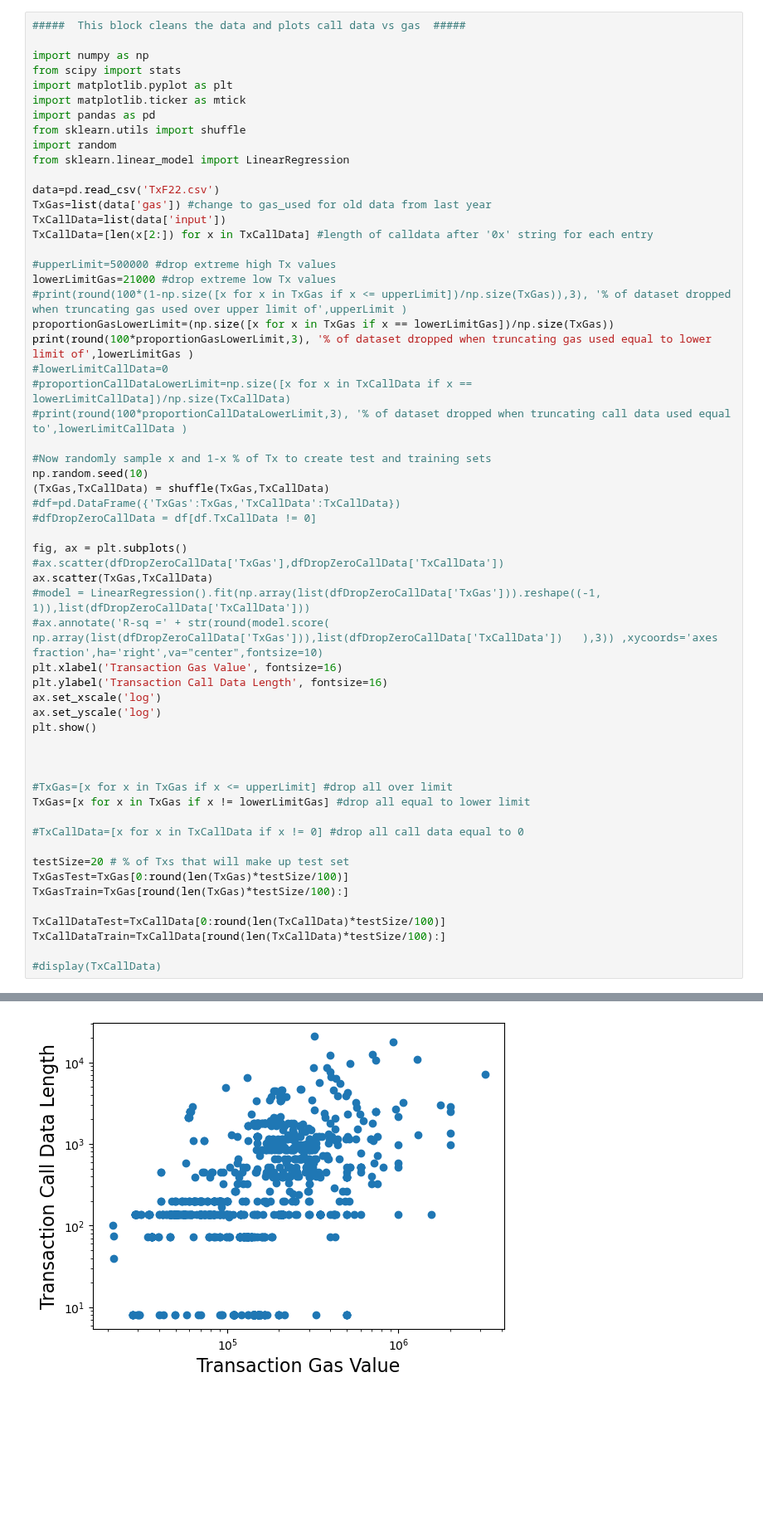
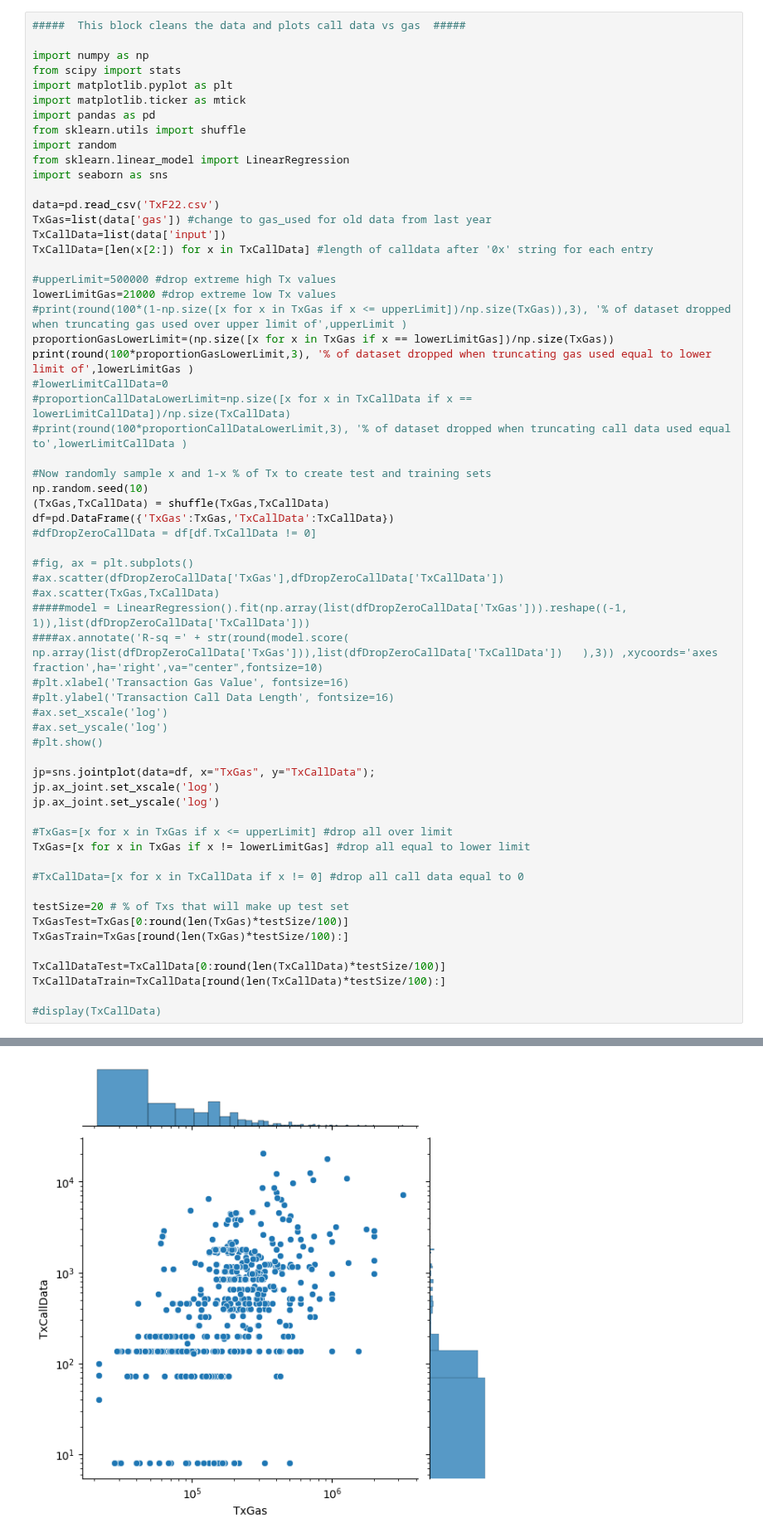
Before and after one commit to teohyikhaw/camcos, a Jupyter notebook: simulations/TxSimulations.ipynb, the cells around one changed output, grey strips where cells are left out. Shown at 83% size. Drawn from its saved outputs; the diff is of its cells as text; blank space fills up the shorter version.

Commit message:
Working on Improvements to Tx Joint Generation

```diff
--- a/simulations/TxSimulations.ipynb
+++ b/simulations/TxSimulations.ipynb
@@ -9,6 +9,7 @@ import pandas as pd
 from sklearn.utils import shuffle
 import random
 from sklearn.linear_model import LinearRegression
+import seaborn as sns
 
 data=pd.read_csv('TxF22.csv')
 TxGas=list(data['gas']) #change to gas_used for old data from last year
@@ -20,45 +21,47 @@ lowerLimitGas=21000 #drop extreme low Tx values
 #print(round(100*(1-np.size([x for x in TxGas if x <= upperLimit])/np.size(TxGas)),3), '% of dataset dropped when truncating gas used over upper limit of',upperLimit )
 proportionGasLowerLimit=(np.size([x for x in TxGas if x == lowerLimitGas])/np.size(TxGas))
 print(round(100*proportionGasLowerLimit,3), '% of dataset dropped when truncating gas used equal to lower limit of',lowerLimitGas )
 #lowerLimitCallData=0
 #proportionCallDataLowerLimit=np.size([x for x in TxCallData if x == lowerLimitCallData])/np.size(TxCallData)
 #print(round(100*proportionCallDataLowerLimit,3), '% of dataset dropped when truncating call data used equal to',lowerLimitCallData )
 
 #Now randomly sample x and 1-x % of Tx to create test and training sets
 np.random.seed(10)
 (TxGas,TxCallData) = shuffle(TxGas,TxCallData)
-#df=pd.DataFrame({'TxGas':TxGas,'TxCallData':TxCallData})
+df=pd.DataFrame({'TxGas':TxGas,'TxCallData':TxCallData})
 #dfDropZeroCallData = df[df.TxCallData != 0]
 
-fig, ax = plt.subplots()
+#fig, ax = plt.subplots()
 #ax.scatter(dfDropZeroCallData['TxGas'],dfDropZeroCallData['TxCallData'])
-ax.scatter(TxGas,TxCallData)
-#model = LinearRegression().fit(np.array(list(dfDropZeroCallData['TxGas'])).reshape((-1, 1)),list(dfDropZeroCallData['TxCallData']))
-#ax.annotate('R-sq =' + str(round(model.score( np.array(list(dfDropZeroCallData['TxGas'])),list(dfDropZeroCallData['TxCallData'])   ),3)) ,xycoords='axes fraction',ha='right',va="center",fontsize=10)
-plt.xlabel('Transaction Gas Value', fontsize=16)
-plt.ylabel('Transaction Call Data Length', fontsize=16)
-ax.set_xscale('log')
-ax.set_yscale('log')
-plt.show()
+#ax.scatter(TxGas,TxCallData)
+#####model = LinearRegression().fit(np.array(list(dfDropZeroCallData['TxGas'])).reshape((-1, 1)),list(dfDropZeroCallData['TxCallData']))
+####ax.annotate('R-sq =' + str(round(model.score( np.array(list(dfDropZeroCallData['TxGas'])),list(dfDropZeroCallData['TxCallData'])   ),3)) ,xycoords='axes fraction',ha='right',va="center",fontsize=10)
+#plt.xlabel('Transaction Gas Value', fontsize=16)
+#plt.ylabel('Transaction Call Data Length', fontsize=16)
+#ax.set_xscale('log')
+#ax.set_yscale('log')
+#plt.show()
 
-
+jp=sns.jointplot(data=df, x="TxGas", y="TxCallData");
+jp.ax_joint.set_xscale('log')
+jp.ax_joint.set_yscale('log')
 
 #TxGas=[x for x in TxGas if x <= upperLimit] #drop all over limit
 TxGas=[x for x in TxGas if x != lowerLimitGas] #drop all equal to lower limit
 
 #TxCallData=[x for x in TxCallData if x != 0] #drop all call data equal to 0
 
 testSize=20 # % of Txs that will make up test set
 TxGasTest=TxGas[0:round(len(TxGas)*testSize/100)]
 TxGasTrain=TxGas[round(len(TxGas)*testSize/100):]
 
 TxCallDataTest=TxCallData[0:round(len(TxCallData)*testSize/100)]
 TxCallDataTrain=TxCallData[round(len(TxCallData)*testSize/100):]
 
 #display(TxCallData)
 # %% [output]
 18.338 % of dataset dropped when truncating gas used equal to lower limit of 21000
-[figure, old version]
+[figure, new version]
 # %%
 #####  This block fits gas to poisson/normal/gamma, runs K-S tests, and plots histograms  #####
 
```
Also changed, not shown: parts of 8 cells of this notebook, 2 other files.
